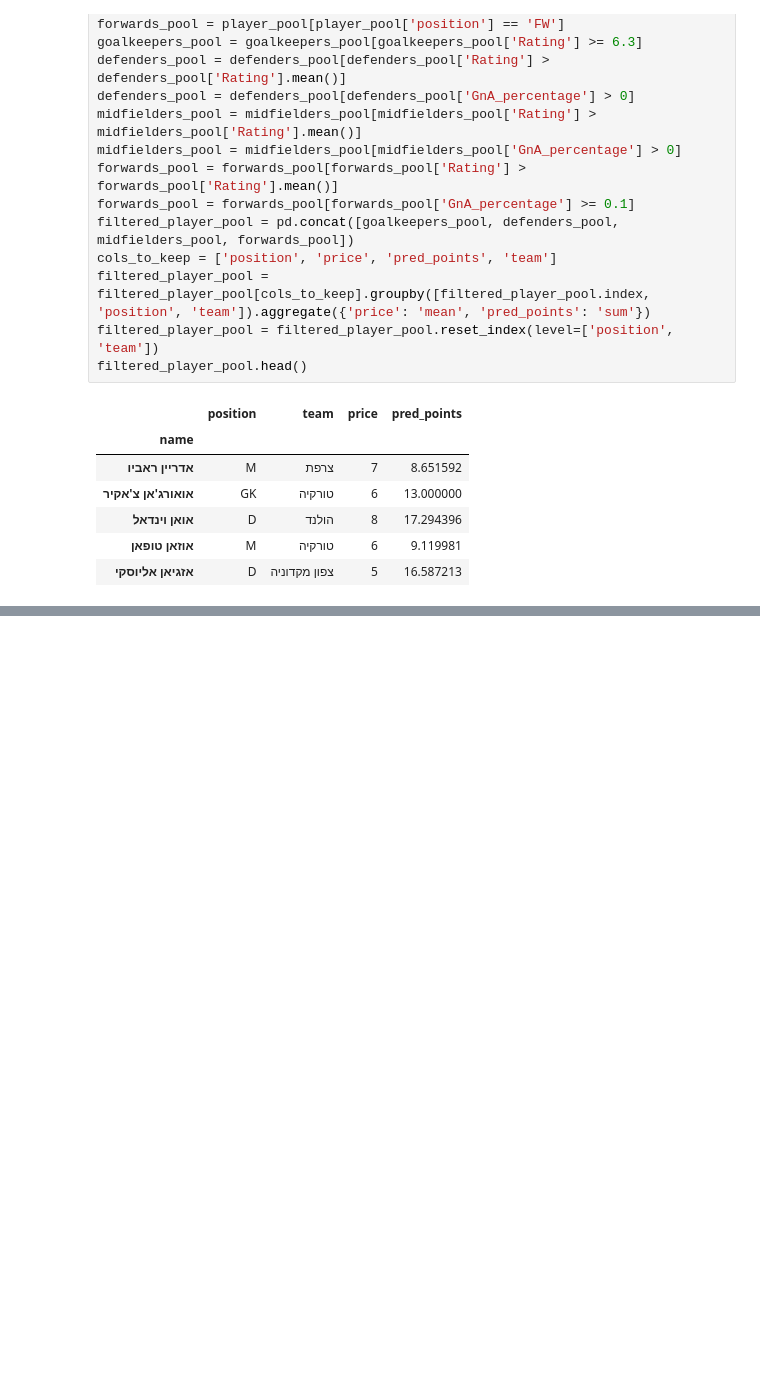
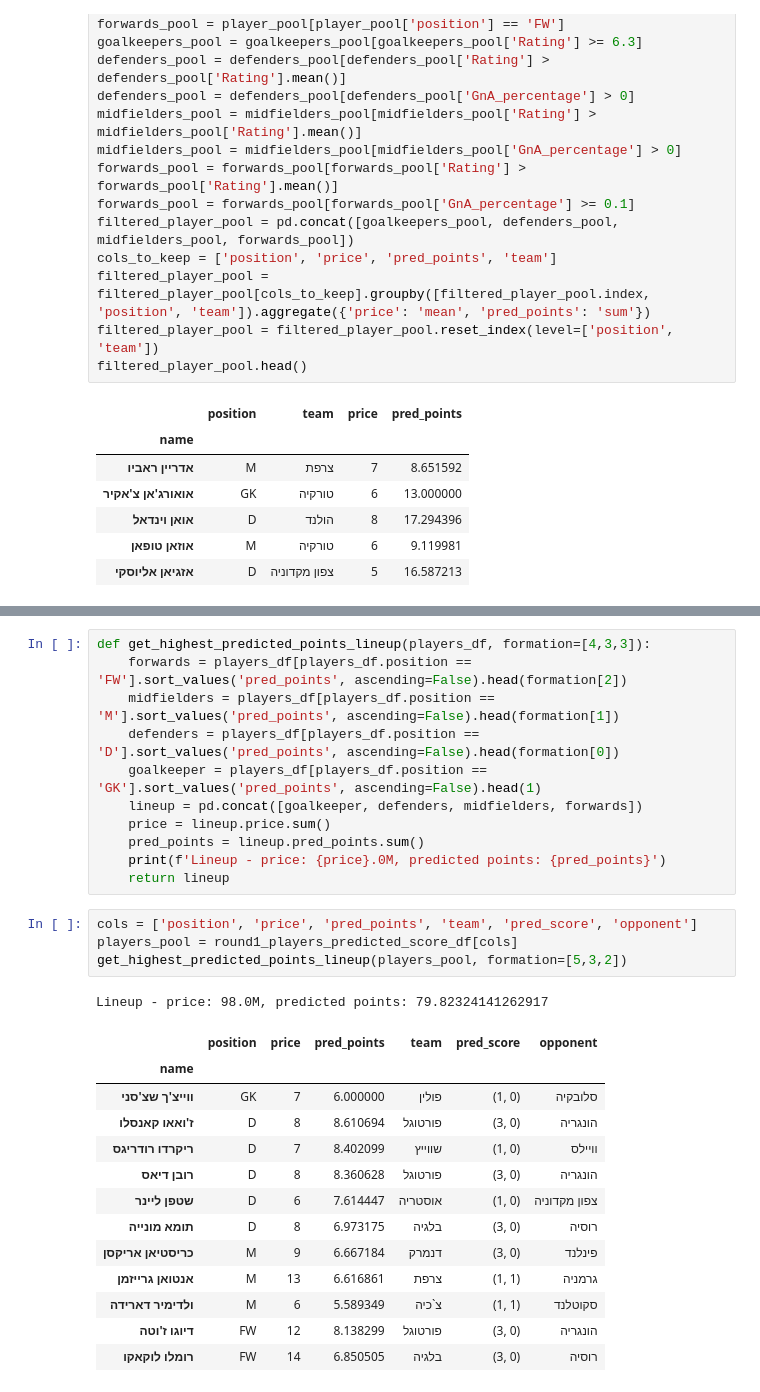
Before and after one commit to avshalomd/sport5-fantasy, a Jupyter notebook: generate_lineup.ipynb, the cells around one changed output, grey strips where cells are left out. Cells and saved outputs as stored; diff of their text form; blank space fills up the shorter version.

```diff
--- a/generate_lineup.ipynb
+++ b/generate_lineup.ipynb
@@ -683,0 +685,30 @@ Expected points: 201.9404446684
+# %%
+def get_highest_predicted_points_lineup(players_df, formation=[4,3,3]):
+    forwards = players_df[players_df.position == 'FW'].sort_values('pred_points', ascending=False).head(formation[2])
+    midfielders = players_df[players_df.position == 'M'].sort_values('pred_points', ascending=False).head(formation[1])
+    defenders = players_df[players_df.position == 'D'].sort_values('pred_points', ascending=False).head(formation[0])
+    goalkeeper = players_df[players_df.position == 'GK'].sort_values('pred_points', ascending=False).head(1)
+    lineup = pd.concat([goalkeeper, defenders, midfielders, forwards])
+    price = lineup.price.sum()
+    pred_points = lineup.pred_points.sum()
+    print(f'Lineup - price: {price}.0M, predicted points: {pred_points}')
+    return lineup
+# %%
+cols = ['position', 'price', 'pred_points', 'team', 'pred_score', 'opponent']
+players_pool = round1_players_predicted_score_df[cols]
+get_highest_predicted_points_lineup(players_pool, formation=[5,3,2])
+# %% [output]
+Lineup - price: 98.0M, predicted points: 79.82324141262917
+|  | position | price | pred_points | team | pred_score | opponent |
+| name |  |  |  |  |  |  |
+| ווייצ'ך שצ'סני | GK | 7 | 6.000000 | פולין | (1, 0) | סלובקיה |
+| ז'ואאו קאנסלו | D | 8 | 8.610694 | פורטוגל | (3, 0) | הונגריה |
+| ריקרדו רודריגס | D | 7 | 8.402099 | שווייץ | (1, 0) | וויילס |
+| רובן דיאס | D | 8 | 8.360628 | פורטוגל | (3, 0) | הונגריה |
+| שטפן ליינר | D | 6 | 7.614447 | אוסטריה | (1, 0) | צפון מקדוניה |
+| תומא מונייה | D | 8 | 6.973175 | בלגיה | (3, 0) | רוסיה |
+| כריסטיאן אריקסן | M | 9 | 6.667184 | דנמרק | (3, 0) | פינלנד |
+| אנטואן גרייזמן | M | 13 | 6.616861 | צרפת | (1, 1) | גרמניה |
+| ולדימיר דארידה | M | 6 | 5.589349 | צ`כיה | (1, 1) | סקוטלנד |
+| דיוגו ז'וטה | FW | 12 | 8.138299 | פורטוגל | (3, 0) | הונגריה |
+| רומלו לוקאקו | FW | 14 | 6.850505 | בלגיה | (3, 0) | רוסיה |
```
Also changed, not shown: parts of 10 cells of this notebook, 1 other file.
